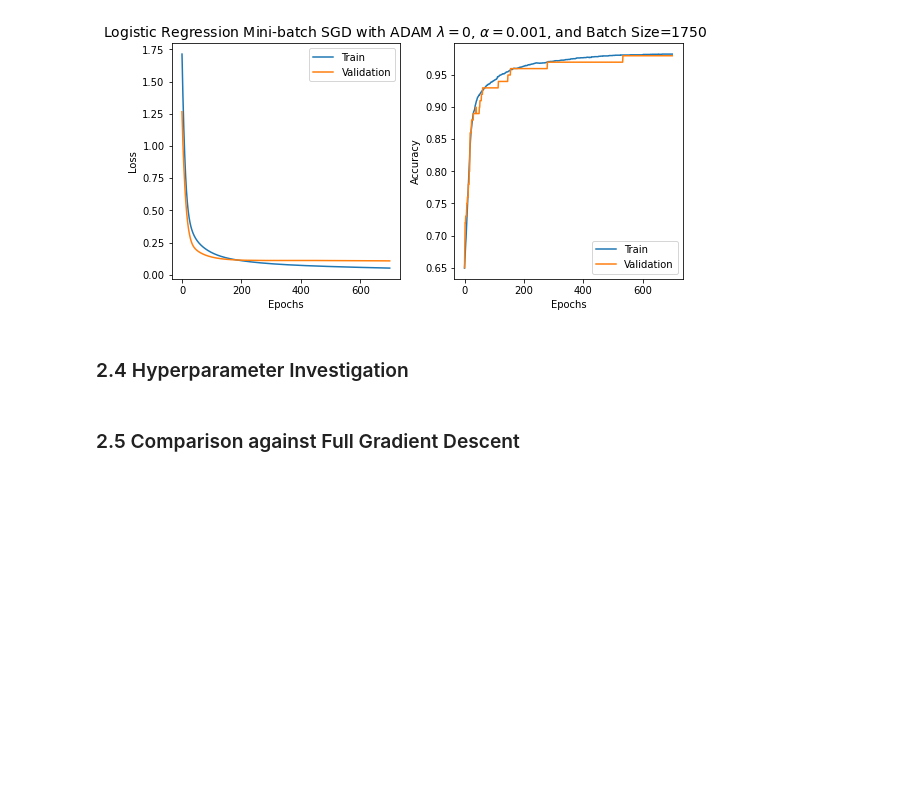
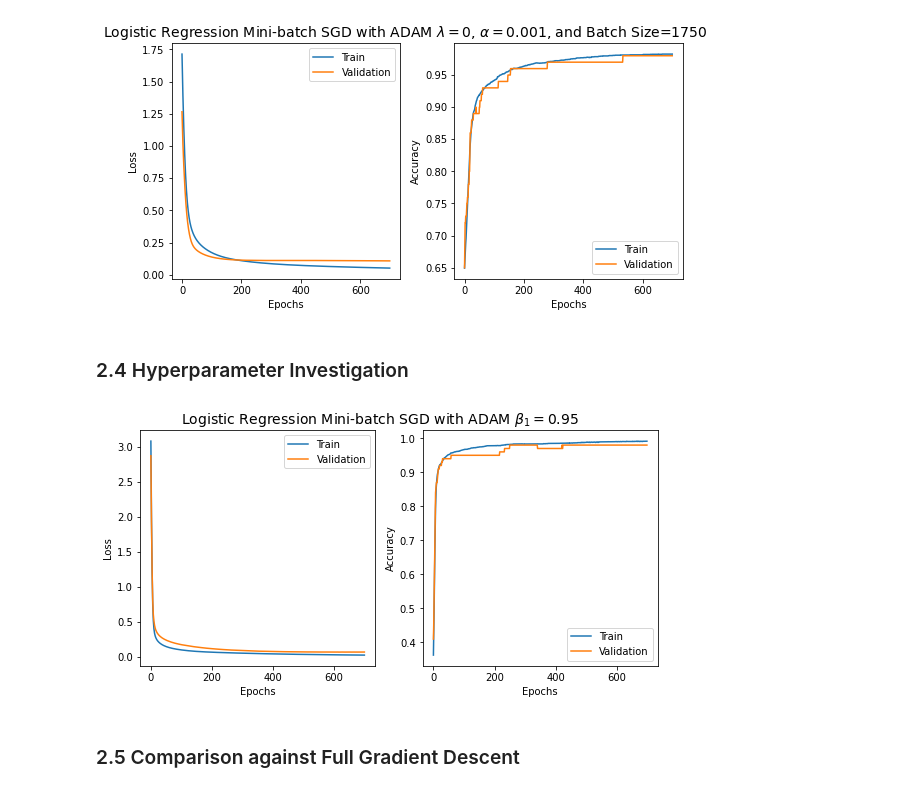
Before and after one commit to pranshumalik14/ece421-labs-hw, a Jupyter notebook: labs/lab1/lab1.ipynb, the cells around one changed output. Cells and saved outputs as stored; diff of their text form; code cells hidden in the pictures; blank space fills up the shorter version.

```diff
--- a/labs/lab1/lab1.ipynb
+++ b/labs/lab1/lab1.ipynb
@@ -291,5 +291,11 @@ plot_learning_history(title, loss_history_bsz1750[:, 0:2], accuracy_history_bsz1
 [figure]
 # %% [markdown]
 ### 2.4 Hyperparameter Investigation
+# %%
+_, loss_history_beta1_0p95, accuracy_history_beta1_0p95 = logistic_reg_tf2(Xs, Ys, 0.0, Options(beta1=0.95))
+title  = r"Logistic Regression Mini-batch SGD with ADAM $\beta_1={}$".format(0.95)
+plot_learning_history(title, loss_history_beta1_0p95[:, 0:2], accuracy_history_beta1_0p95[:, 0:2])
+# %% [output]
+[figure, added]
 # %% [markdown]
 ### 2.5 Comparison against Full Gradient Descent
```
Also changed, not shown: parts of 4 cells of this notebook.
